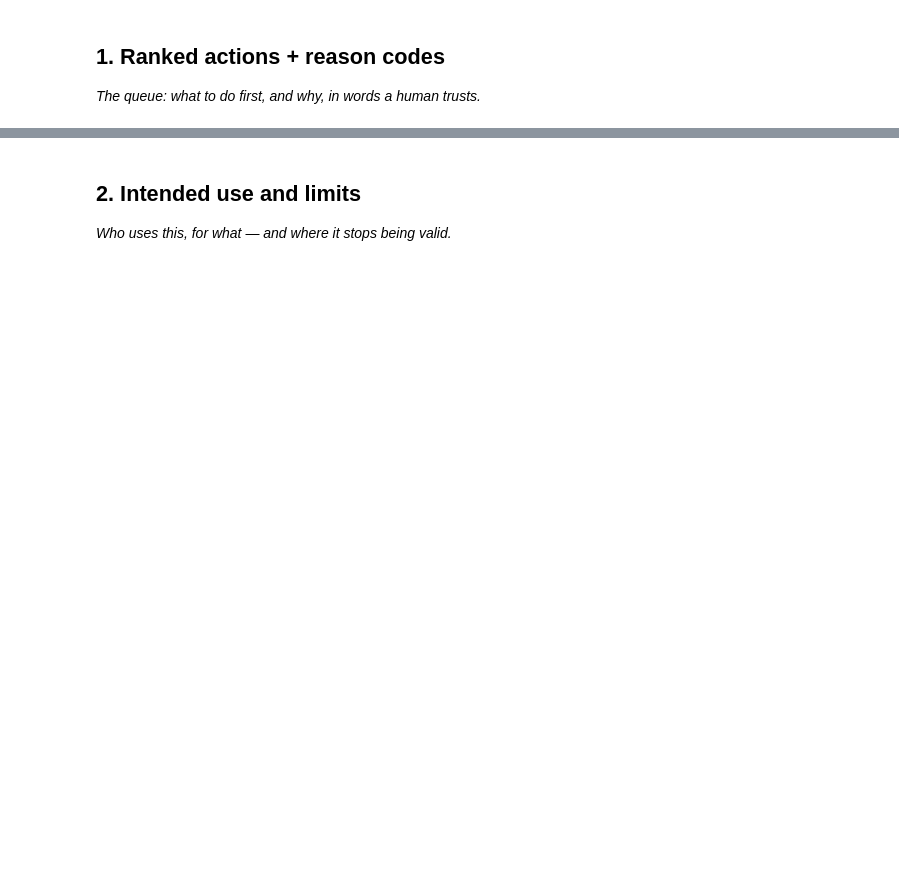
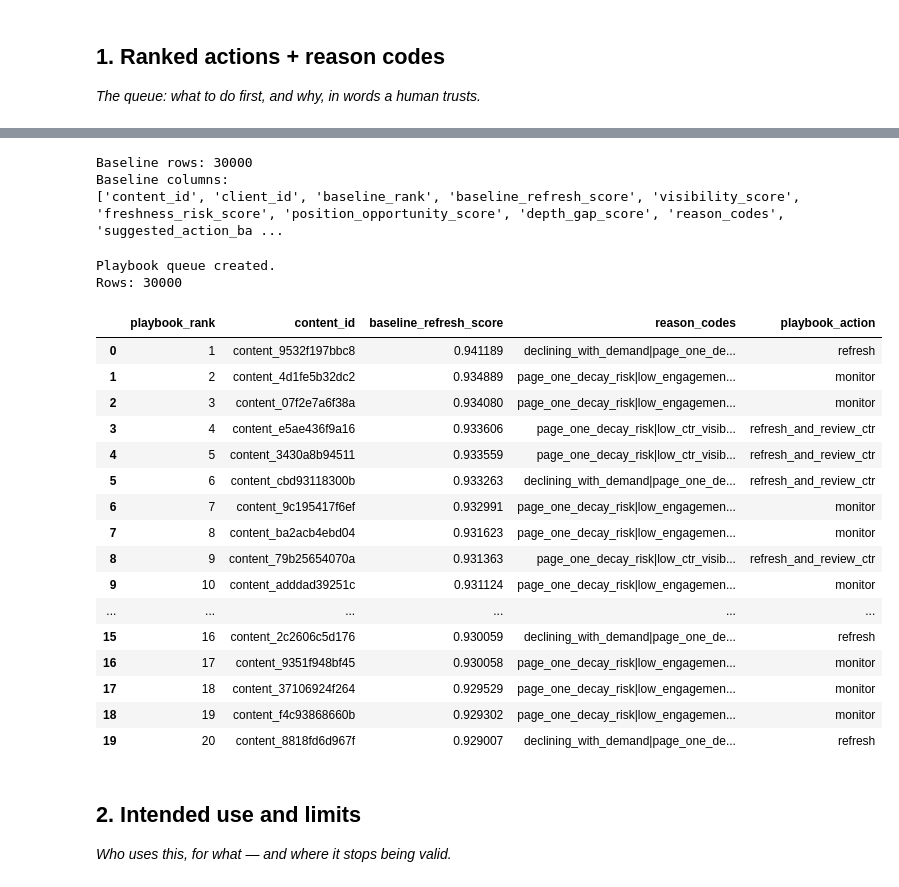
Before and after one commit to mkhlor006/Flyrank_internship_ML, a Jupyter notebook: work/notebooks/w07_action_playbook.ipynb, the cells around one changed output, grey strips where cells are left out. Drawn from its saved outputs; the diff is of its cells as text; code cells hidden in the pictures; blank space fills up the shorter version.

```diff
--- a/work/notebooks/w07_action_playbook.ipynb
+++ b/work/notebooks/w07_action_playbook.ipynb
@@ -13,6 +89,69 @@ This skeleton is yours to fill. Work the sections **in order** — each one has
 # %%
 # This cell is for CODE (numbers, a query, a check).
 # Write your text answer in the cell ABOVE this one — typing sentences here breaks Run All.
+baseline_df = pd.read_csv(
+    "data/processed/baseline_refresh_queue.csv"
+)
+
+print("Baseline rows:", len(baseline_df))
+print("Baseline columns:")
+print(baseline_df.columns.tolist())
+# %% [output]
+Baseline rows: 30000
+Baseline columns:
+['content_id', 'client_id', 'baseline_rank', 'baseline_refresh_score', 'visibility_score', 'freshness_risk_score', 'position_opportunity_score', 'depth_gap_score', 'reason_codes', 'suggested_action_ba ...
+# %%
+playbook_queue = baseline_df.copy()
+
+# Rank according to the existing validated baseline score.
+playbook_queue = playbook_queue.sort_values(
+    "baseline_refresh_score",
+    ascending=False
+).reset_index(drop=True)
+
+playbook_queue["playbook_rank"] = (
+    playbook_queue.index + 1
+)
+
+# Use the existing baseline recommendation.
+playbook_queue["playbook_action"] = (
+    playbook_queue["suggested_action_baseline"]
+)
+
+print("Playbook queue created.")
+print("Rows:", len(playbook_queue))
+
+display(
+    playbook_queue[
+        [
+            "playbook_rank",
+            "content_id",
+            "baseline_refresh_score",
+            "reason_codes",
+            "playbook_action"
+        ]
+    ].head(20)
+)
+# %% [output]
+Playbook queue created.
+Rows: 30000
+|  | playbook_rank | content_id | baseline_refresh_score | reason_codes | playbook_action |
+| 0 | 1 | content_9532f197bbc8 | 0.941189 | declining_with_demand|page_one_de... | refresh |
+| 1 | 2 | content_4d1fe5b32dc2 | 0.934889 | page_one_decay_risk|low_engagemen... | monitor |
+| 2 | 3 | content_07f2e7a6f38a | 0.934080 | page_one_decay_risk|low_engagemen... | monitor |
+| 3 | 4 | content_e5ae436f9a16 | 0.933606 | page_one_decay_risk|low_ctr_visib... | refresh_and_review_ctr |
+| 4 | 5 | content_3430a8b94511 | 0.933559 | page_one_decay_risk|low_ctr_visib... | refresh_and_review_ctr |
+| 5 | 6 | content_cbd93118300b | 0.933263 | declining_with_demand|page_one_de... | refresh_and_review_ctr |
+| 6 | 7 | content_9c195417f6ef | 0.932991 | page_one_decay_risk|low_engagemen... | monitor |
+| 7 | 8 | content_ba2acb4ebd04 | 0.931623 | page_one_decay_risk|low_engagemen... | monitor |
+| 8 | 9 | content_79b25654070a | 0.931363 | page_one_decay_risk|low_ctr_visib... | refresh_and_review_ctr |
+| 9 | 10 | content_adddad39251c | 0.931124 | page_one_decay_risk|low_engagemen... | monitor |
+| ... | ... | ... | ... | ... | ... |
+| 15 | 16 | content_2c2606c5d176 | 0.930059 | declining_with_demand|page_one_de... | refresh |
+| 16 | 17 | content_9351f948bf45 | 0.930058 | page_one_decay_risk|low_engagemen... | monitor |
+| 17 | 18 | content_37106924f264 | 0.929529 | page_one_decay_risk|low_engagemen... | monitor |
+| 18 | 19 | content_f4c93868660b | 0.929302 | page_one_decay_risk|low_engagemen... | monitor |
+| 19 | 20 | content_8818fd6d967f | 0.929007 | declining_with_demand|page_one_de... | refresh |
 # %% [markdown]
 ## 2. Intended use and limits
 
```
Also changed, not shown: parts of 17 cells of this notebook.
